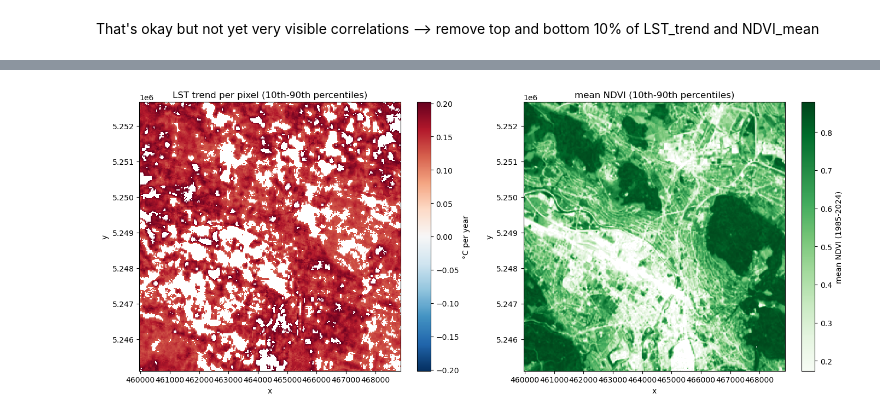
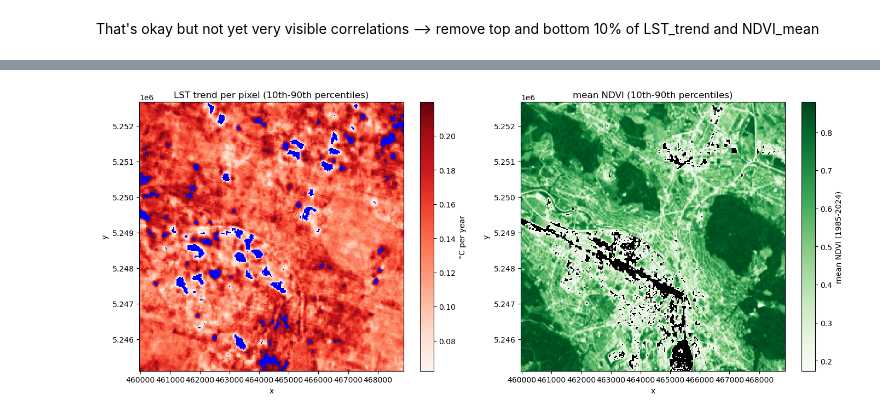
Before and after one commit to yannicknicolaswirz/SDS210_Project_Yannick_Wirz, a Jupyter notebook: notebooks/Project.ipynb, the cells around one changed output, grey strips where cells are left out. Drawn from its saved outputs; the diff is of its cells as text; code cells hidden in the pictures.

```diff
--- a/notebooks/Project.ipynb
+++ b/notebooks/Project.ipynb
@@ -295,16 +295,25 @@ def clip_percentile(da, low=10, high=90):
     -------
     >>> clip_percentile(NDVI_mean)
     array([[0.83267414, 0.83950845,        nan, ..., 0.55465284, 0.65810631, 0.74341382],
-       [       nan,        nan,        nan, ..., 0.52137461, 0.57735498, 0.7502168 ],
-       ...,
-       [0.53181509, 0.60708441, 0.63088431, ..., 0.66942733,        nan, 0.67238843],
-       [0.5330407 , 0.60384443, 0.66501119, ..., 0.60584457, 0.58811869, 0.6049107]],
-       shape=(252, 297))
+        [       nan,        nan,        nan, ..., 0.52137461, 0.57735498, 0.7502168 ],
+        ...,
+        [0.53181509, 0.60708441, 0.63088431, ..., 0.66942733,        nan, 0.67238843],
+        [0.5330407 , 0.60384443, 0.66501119, ..., 0.60584457, 0.58811869, 0.6049107]],
+        shape=(252, 297)),
+    Coordinates:
+    * y            (y) float64 2kB 5.253e+06 5.253e+06 ... 5.245e+06 5.245e+06
+    * x            (x) float64 2kB 4.6e+05 4.6e+05 4.6e+05 ... 4.688e+05 4.689e+05
+        spatial_ref  int64 8B 0
+        band         int64 8B 7
+    Attributes:
+        AREA_OR_POINT:  Area
+        long_name:      ('Blue', 'Green', 'Red', 'NIR', 'SWIR1', 'SWIR2', 'TIR1'),
+    np.float64(0.1734316215108281),
+    np.float64(0.8789213236052438))
     """
     vmin = np.nanpercentile(da.values, low)
     vmax = np.nanpercentile(da.values, high)
-    return da.where((da > vmin) & (da < vmax))
+    return da.where((da > vmin) & (da < vmax)), vmin, vmax
 # %%
-LST_gradient_clip = clip_percentile(LST_gradient, low=20, high=95)
-NDVI_mean_clip = clip_percentile(NDVI_mean, low=5, high=100)
-NDVI_mean_clip
+LST_gradient_clip, vmin_LST, vmax_LST = clip_percentile(LST_gradient, low=2, high=98)
+NDVI_mean_clip, vmin_NDVI, vmax_NDVI = clip_percentile(NDVI_mean, low=5, high=100)
@@ -329,15 +320,19 @@ Attributes:
 # %%
+cmap_reds = plt.cm.Reds.copy()
+cmap_reds.set_bad("blue")  # NaN = blue
+
+cmap_greens = plt.cm.Greens.copy()
+cmap_greens.set_bad("black") # NaN = black
+
 fig, axes = plt.subplots(1, 2, figsize=(14, 6))
 
-LST_gradient_clip.plot(ax=axes[0], cmap="RdBu_r", center=0,
-                   cbar_kwargs={"label": "°C per year"})
+LST_gradient_clip.plot(ax=axes[0], cmap=cmap_reds, center=0, vmin=vmin_LST, vmax=vmax_LST, cbar_kwargs={"label": "°C per year"})
 axes[0].set_title("LST trend per pixel (10th-90th percentiles)")
 
-NDVI_mean_clip.plot(ax=axes[1], cmap="Greens",
-               cbar_kwargs={"label": "mean NDVI (1985-2024)"})
+NDVI_mean_clip.plot(ax=axes[1], cmap=cmap_greens, vmin=vmin_NDVI, vmax= vmax_NDVI, cbar_kwargs={"label": "mean NDVI (1985-2024)"})
 axes[1].set_title("mean NDVI (10th-90th percentiles)")
 
 plt.tight_layout()
 plt.show()
 # %% [output]
-[figure, old version]
+[figure, new version]
```
Also changed, not shown: parts of 1 cell of this notebook, 1 other file.
